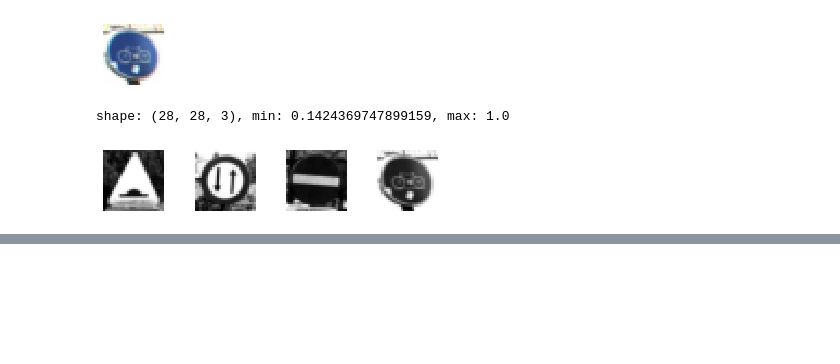
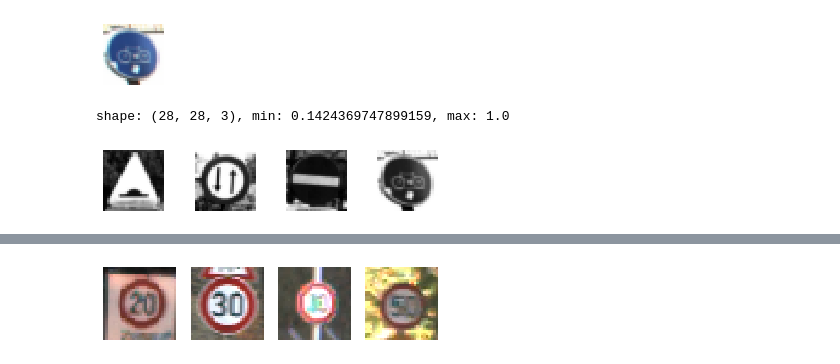
Before and after one commit to sidhant-guliani/TrafficSign_Analysis_CNN, a Jupyter notebook: traffic_signals.ipynb, the cells around one changed output, grey strips where cells are left out. Cells and saved outputs as stored; diff of their text form; code cells hidden in the pictures; blank space fills up the shorter version.

```diff
--- a/traffic_signals.ipynb
+++ b/traffic_signals.ipynb
@@ -155,0 +260,17 @@ for i in range(len(traffic_signs)):
+# %%
+data = []
+labels2 = []
+classes= 43
+path =  "data\gtsrb-german-traffic-sign\Train"
+
+for d in range(classes):
+    print(d)
+    label_directory = os.path.join(path, str(d))
+    file_names = [os.path.join(label_directory, f)
+                  for f in os.listdir(label_directory) if f.endswith(".png")]
+    for f in file_names:
+        image = Image.open(f)
+        image = image.resize((30,30))
+        image = np.array(image)
+        data.append(image)
+        labels2.append(d)
@@ -155,0 +295,15 @@ for i in range(len(traffic_signs)):
+# %%
+data = np.array(data)
+labels2 = np.array(labels2)
+# %%
+traffic_signs= [100,1000,1230,2498]
+for i in range(len(traffic_signs)):
+    plt.subplot(1,4,i+1)
+    plt.imshow(data[traffic_signs[i]])
+    #plt.subplots_adjust(wspace=0.5)
+    plt.axis('off')
+
+
+plt.show()
+# %% [output]
+[figure, added]
```
Also changed, not shown: parts of 20 cells of this notebook.
